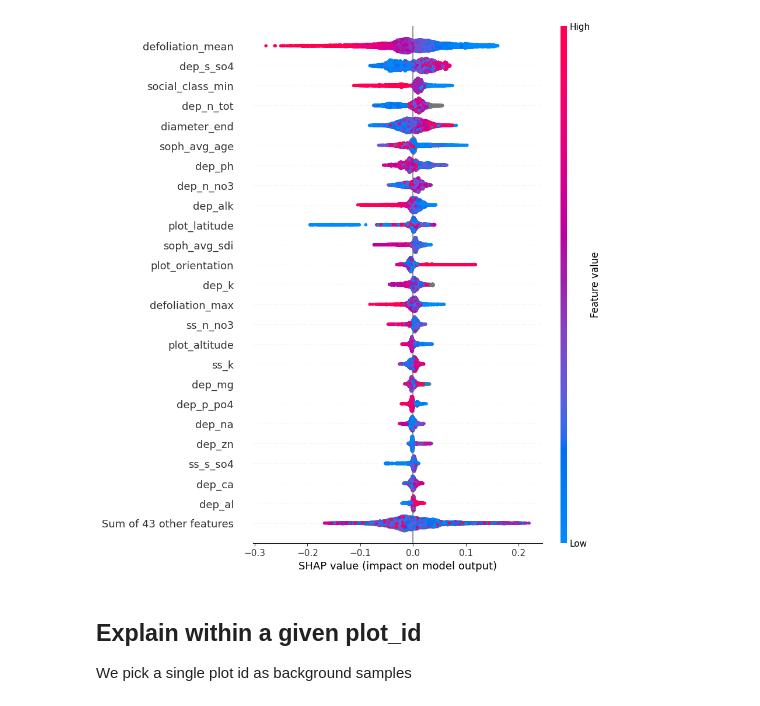
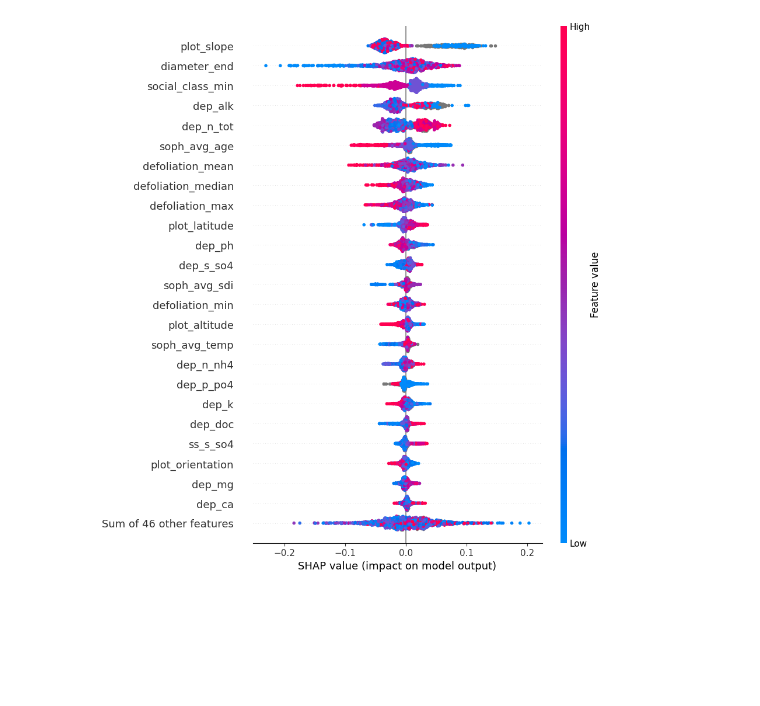
Before and after one commit to simlab-vs/icp-forest-xai, a Jupyter notebook: modeling.ipynb, the cells around one changed output. Cells and saved outputs as stored; diff of their text form; code cells hidden in the pictures; blank space fills up the shorter version.

```diff
--- a/modeling.ipynb
+++ b/modeling.ipynb
@@ -126,35 +283,0 @@ for fold in range(5):
-# %%
-min_points = 25
-
-plot_ids = (
-    df.group_by("plot_id")
-    .len()
-    .sort("len", descending=True)
-    .select("plot_id")
-    .to_series()
-    .to_list()
-)
-
-r2_test = []
-for plot_id in plot_ids:
-    for fold in range(len(results.indices)):
-        # Get the data for the current `plot_id` value
-        _, y_true, y_pred = results.get_data(fold, "test")
-
-        # Get the indices of the current fold
-        plot_indices = (df["plot_id"][results._indices(fold, "test")] == plot_id).arg_true()
-
-        if len(plot_indices) > min_points:
-            r2_test.append(r2_score(y_true[plot_indices], y_pred[plot_indices]))
-
-
-# Plot a histogram of the R2 values
-plt.figure(figsize=(10, 5))
-plt.hist(r2_test, bins=25)
-
-# Add a vertical line for the mean and a label
-plt.axvline(np.mean(r2_test), color="red", linestyle="--")
-
-plt.xlabel("R2")
-plt.ylabel("Frequency")
-plt.title(f"R2 distribution across plots (species = {species}, mean R2 = {np.mean(r2_test):.2f})")
@@ -164,10 +335,10 @@ Text(0.5, 1.0, 'R2 distribution across plots (species = spruce, mean R2 = 0.18)'
 # %%
+species = "beech"
+
+results = all_results[species]
+
 for fold in range(5):
-    shap.plots.beeswarm(results.shap_values[fold], max_display=25)
-    break # TODO: remove for validation
+    shap.plots.beeswarm(results.get_shap_values(fold, "test"), max_display=25)
+    break  # TODO: remove for validation
 # %% [output]
-[figure, old version]
+[figure, new version]
-# %% [markdown]
-## Explain within a given plot_id
-
-We pick a single plot id as background samples
```
Also changed, not shown: parts of 20 cells of this notebook, 12 other files.
